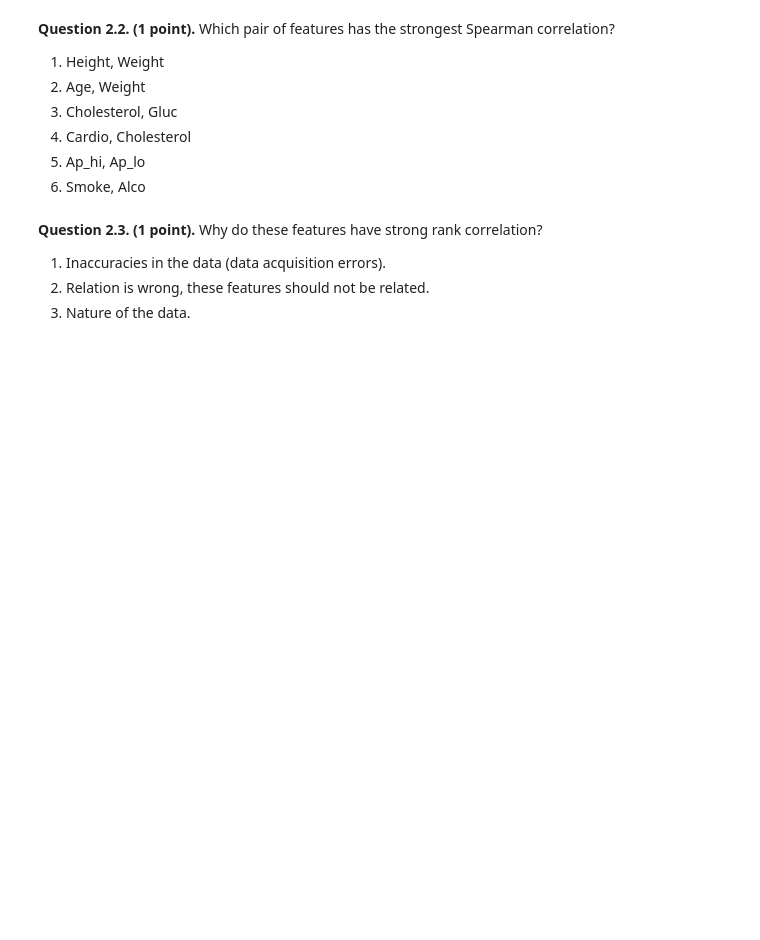
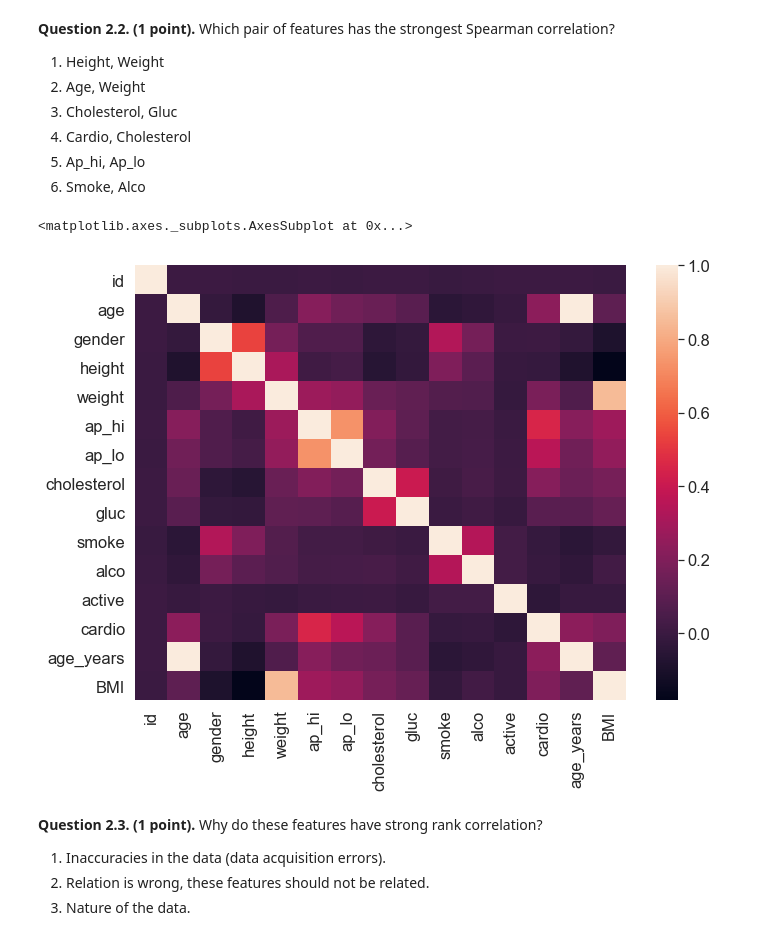
Before and after one commit to sweeterr/mlcourse.ai, a Jupyter notebook: jupyter_english/assignments_demo/assignment02_analyzing_cardiovascular_desease_data.ipynb, the cells around one changed output. Cells and saved outputs as stored; diff of their text form; code cells hidden in the pictures; blank space fills up the shorter version.

```diff
--- a/jupyter_english/assignments_demo/assignment02_analyzing_cardiovascular_desease_data.ipynb
+++ b/jupyter_english/assignments_demo/assignment02_analyzing_cardiovascular_desease_data.ipynb
@@ -369,6 +428,12 @@ In order for the plot to render correctly, you need to convert your `DataFrame`
 4. Cardio, Cholesterol
 5. Ap_hi, Ap_lo
 6. Smoke, Alco
+# %%
+corrmatrix = df.corr(method='spearman')
+sns.heatmap(corrmatrix)
+# %% [output]
+<matplotlib.axes._subplots.AxesSubplot at 0x...>
+[figure, added]
 # %% [markdown]
 **Question 2.3. (1 point).** Why do these features have strong rank correlation?
 
```
Also changed, not shown: parts of 14 cells of this notebook.
